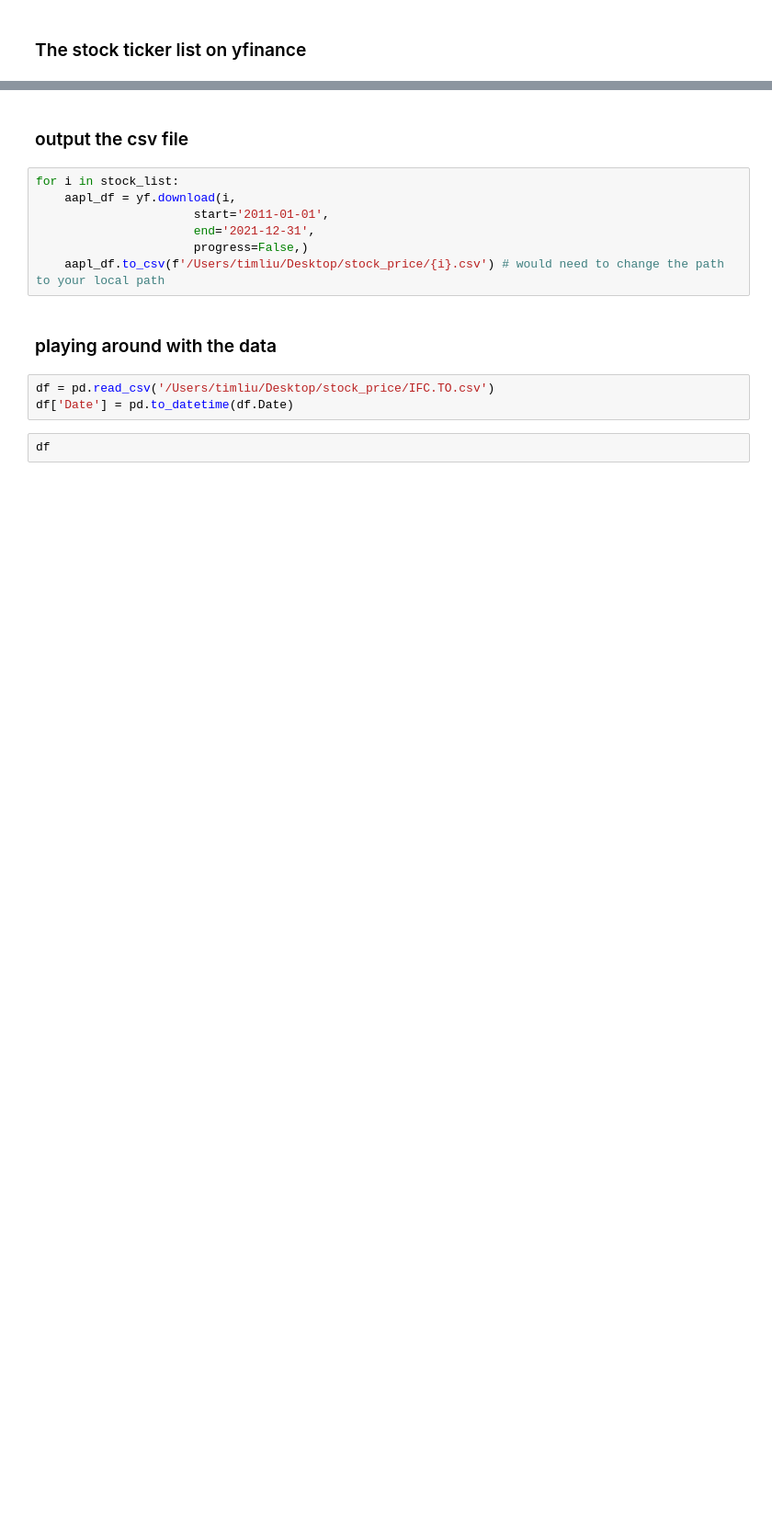
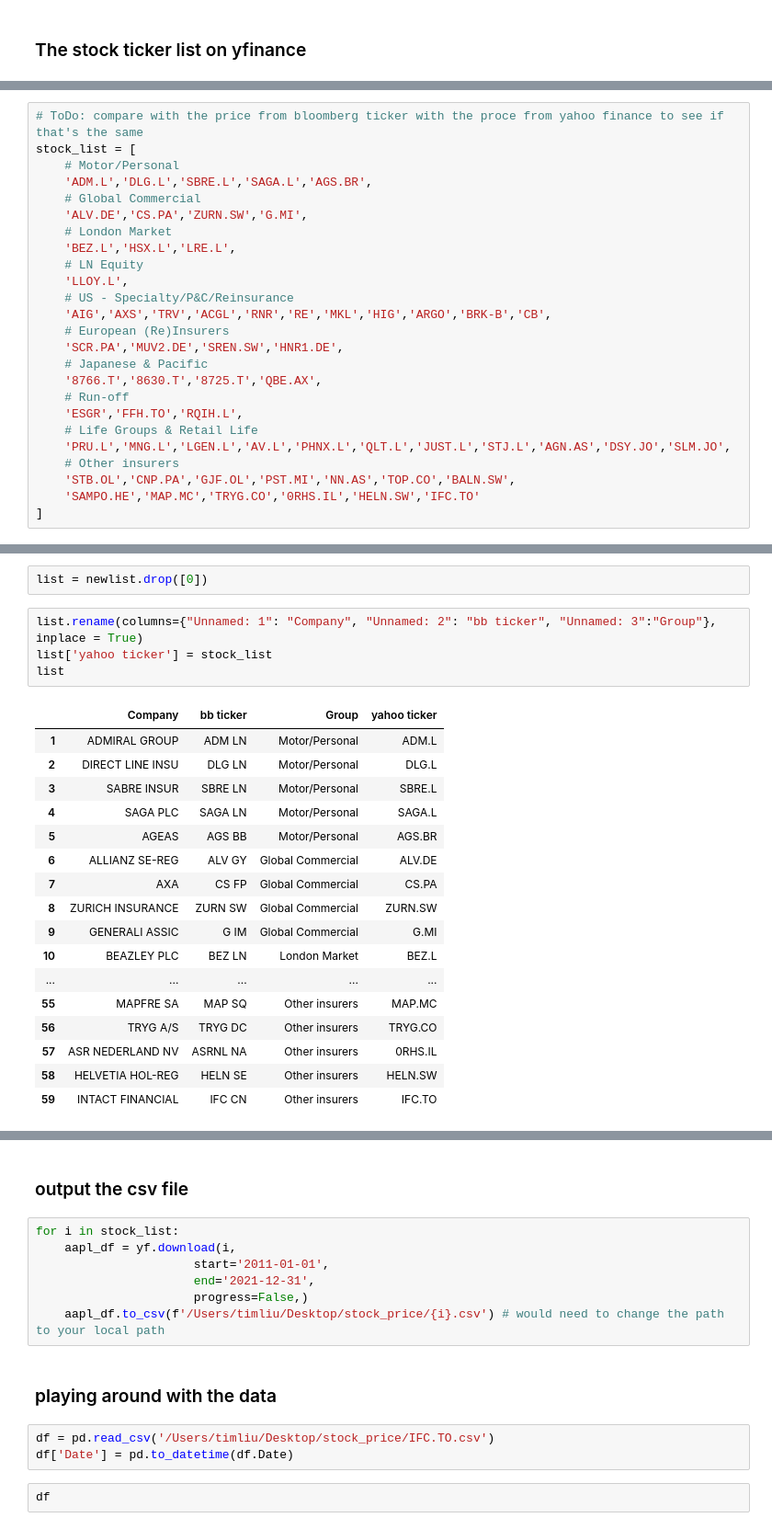
Before and after one commit to BoE-ARP-Bayes-MSc-BA/data_collecting, a Jupyter notebook: historical_stock_price.ipynb, the cells around one changed output, grey strips where cells are left out. Shown at 92% size. Saved outputs shown, nothing was run; the diff lists cells and outputs as text; blank space fills up the shorter version.

```diff
--- a/historical_stock_price.ipynb
+++ b/historical_stock_price.ipynb
@@ -32,3 +57,28 @@ stock_list = [
     'STB.OL','CNP.PA','GJF.OL','PST.MI','NN.AS','TOP.CO','BLHEY',
     'SAMPO.HE','MPFRF','TRYG.CO','0RHS.IL','HELN.SW','IFC.TO'
 ]
+# %%
+# ToDo: compare with the price from bloomberg ticker with the proce from yahoo finance to see if that's the same
+stock_list = [
+    # Motor/Personal
+    'ADM.L','DLG.L','SBRE.L','SAGA.L','AGS.BR',
+    # Global Commercial
+    'ALV.DE','CS.PA','ZURN.SW','G.MI',
+    # London Market
+    'BEZ.L','HSX.L','LRE.L',
+    # LN Equity
+    'LLOY.L',
+    # US - Specialty/P&C/Reinsurance
+    'AIG','AXS','TRV','ACGL','RNR','RE','MKL','HIG','ARGO','BRK-B','CB',
+    # European (Re)Insurers
+    'SCR.PA','MUV2.DE','SREN.SW','HNR1.DE',
+    # Japanese & Pacific
+    '8766.T','8630.T','8725.T','QBE.AX',
+    # Run-off
+    'ESGR','FFH.TO','RQIH.L',
+    # Life Groups & Retail Life
+    'PRU.L','MNG.L','LGEN.L','AV.L','PHNX.L','QLT.L','JUST.L','STJ.L','AGN.AS','DSY.JO','SLM.JO',
+    # Other insurers
+    'STB.OL','CNP.PA','GJF.OL','PST.MI','NN.AS','TOP.CO','BALN.SW',
+    'SAMPO.HE','MAP.MC','TRYG.CO','0RHS.IL','HELN.SW','IFC.TO'
+]
@@ -34,0 +134,24 @@ stock_list = [
+# %%
+list = newlist.drop([0])
+# %%
+list.rename(columns={"Unnamed: 1": "Company", "Unnamed: 2": "bb ticker", "Unnamed: 3":"Group"}, inplace = True)
+list['yahoo ticker'] = stock_list
+list
+# %% [output]
+|  | Company | bb ticker | Group | yahoo ticker |
+| 1 | ADMIRAL GROUP | ADM LN | Motor/Personal | ADM.L |
+| 2 | DIRECT LINE INSU | DLG LN | Motor/Personal | DLG.L |
+| 3 | SABRE INSUR | SBRE LN | Motor/Personal | SBRE.L |
+| 4 | SAGA PLC | SAGA LN | Motor/Personal | SAGA.L |
+| 5 | AGEAS | AGS BB | Motor/Personal | AGS.BR |
+| 6 | ALLIANZ SE-REG | ALV GY | Global Commercial | ALV.DE |
+| 7 | AXA | CS FP | Global Commercial | CS.PA |
+| 8 | ZURICH INSURANCE | ZURN SW | Global Commercial | ZURN.SW |
+| 9 | GENERALI ASSIC | G IM | Global Commercial | G.MI |
+| 10 | BEAZLEY PLC | BEZ LN | London Market | BEZ.L |
+| ... | ... | ... | ... | ... |
+| 55 | MAPFRE SA | MAP SQ | Other insurers | MAP.MC |
+| 56 | TRYG A/S | TRYG DC | Other insurers | TRYG.CO |
+| 57 | ASR NEDERLAND NV | ASRNL NA | Other insurers | 0RHS.IL |
+| 58 | HELVETIA HOL-REG | HELN SE | Other insurers | HELN.SW |
+| 59 | INTACT FINANCIAL | IFC CN | Other insurers | IFC.TO |
```
Also changed, not shown: parts of 7 cells of this notebook.
